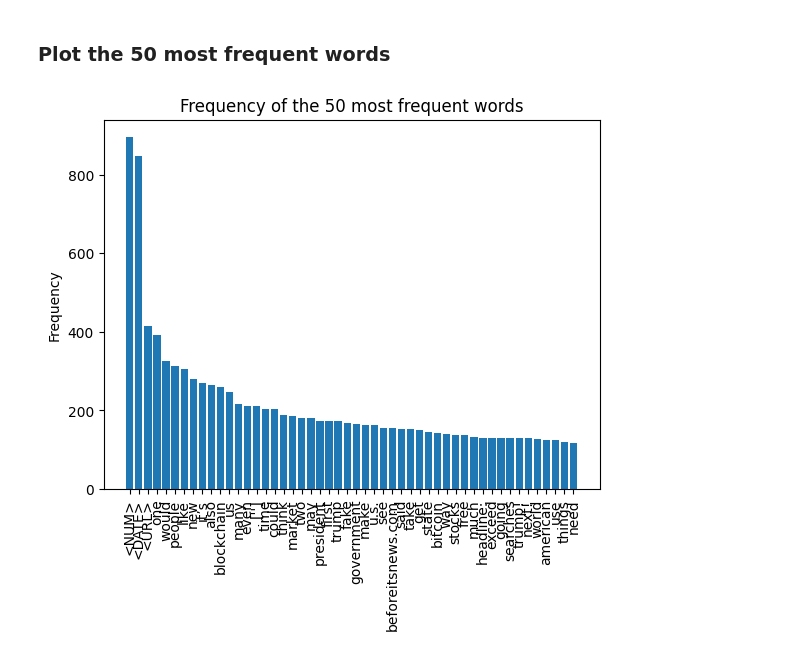
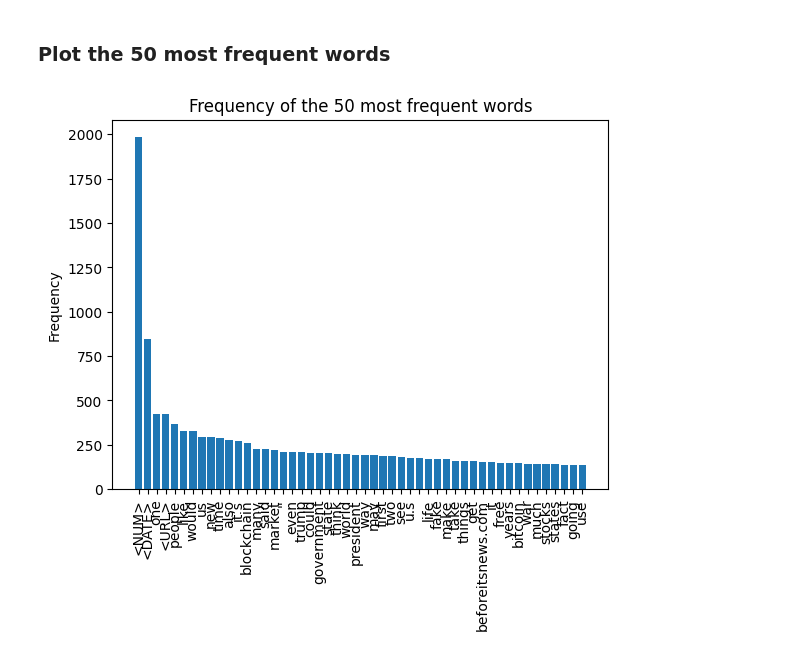
Before and after one commit to henrikdchristensen/DIKU-DS-A1-Preprocessing-using-RegEx, a Jupyter notebook: book.ipynb, the cells around one changed output. Saved outputs shown, nothing was run; the diff lists cells and outputs as text; code cells hidden in the pictures.

```diff
--- a/book.ipynb
+++ b/book.ipynb
@@ -101,8 +96,11 @@ def clean_text_man(df):
         r'(\d{1,2}[-/\\]\d{1,2}[-/\\]\d{2,4}|\d{2,4}[-/\\]\d{1,2}[-/\\]\d{1,2})|\w{3}\s\d{1,2}[\s,]\d{4}|\d{1,2}\s\w{3}\s\d{4}|(?:jan(?:uary)?|feb(?:ruary)|mar(?:ch)?|apr(?:il)?|may|jun(?:e)?|jul(?:y)?|aug(?:ust)?|sep(?:tember)?|oct(?:ober)?|nov(?:ember)?|dec(?:ember)?)[\s,]\d{2}[\s,]\d{2,4}|\d{2}[\s,](?:jan(?:uary)?|feb(?:ruary)|mar(?:ch)?|apr(?:il)?|may|jun(?:e)?|jul(?:y)?|aug(?:ust)?|sep(?:tember)?|oct(?:ober)?|nov(?:ember)?|dec(?:ember)?)[\s,]\d{2,4}': ' <DATE> ',
         r'([\w.\-]+@(?:[\w-]+\.)+[\w-]{2,4})': '<EMAIL>',
         r'(https?:\/\/(?:www\.)?[a-zA-Z0-9-_\+=.:~@#%]+\.[a-zA-Z0-9()]{1,6}\b(?:[a-zA-Z0-9-_.:\\/@#$%&()=+~]*))': '<URL>',
-        r'(?<=\s)(-?[0-9]\d*[.,]?\d+)(?=\s)': '<NUM>',
+        r'(\d+)': '<NUM>',
     }
+
+    # Lower case all letters
+    df = df.applymap(lambda x: str(x).lower())
 
     # Loop through each pattern and apply the pattern to each column and do replacement if needed
     for pattern, replacement in dict_patterns.items():
@@ -110,7 +108,7 @@ def clean_text_man(df):
 
     return df
 # %%
-cleaned_content_man = clean_text_man(df_lower_case)
+cleaned_content_man = clean_text_man(df)
 # %% [markdown]
 ### Clean data using library:
 # %% [markdown]
@@ -181,21 +171,31 @@ you're, it, by, it's, been, couldn, under, had, mustn't, just
+# %%
+def extraCleaning(df):
+    # Remove stopwords
+    stopWords = stopwords.words("english")
+    extraUselessWords = ['nan', '<NUM>:<NUM>:<NUM>.<NUM>', '–', '&', '['']', '—']
+    wordsToIgnore = stopWords + extraUselessWords
+
+    # Leading and trailing words to be removed
+    stripCharacters = ',.()"?`´”“-–[]'
+
+    # Loop through all elements and remove stopwords and leading and trailing characters
+    wordsCleaned = []
+    for value in df.values.flatten():
+        for word in str(value).split():
+            if word not in wordsToIgnore:
+                wordsCleaned.append(word.rstrip(stripCharacters).lstrip(stripCharacters))
+
+    return wordsCleaned
 # %% [markdown]
 ### Plot the 50 most frequent words
 # %%
-def word_frequency(df):
-    # Split and remove stopwords (useless data)
-    stopWords = stopwords.words("english")
-    extraUselessWords = ['nan', '<NUM>:<NUM>:<NUM>', '–', '&', '['']', '—', '01:19:41.756632', '01:19:41.756664', '16:17:44.789555']
-    wordsToIgnore = stopWords + extraUselessWords
-
-    # Split each cell into a complete list of words and remove any words to ignore
-    df = df.applymap(lambda x: [word for word in x.split() if not word in wordsToIgnore])
-
-    # Count the frequency of each word
+def word_frequency(words):
+    # Create a Counter list
     frequency = Counter()
     # Update the list of how frequent each words occurs
-    df = df.applymap(lambda x: frequency.update(x))
+    frequency.update(words)
 
-    # Sort the dictionary based on the frequency of each word
+    # Return the sorted dictionary based on the frequency of each word
     return sorted(frequency.items(), key=lambda x: x[1], reverse=True)
 # %%
 def plot_word_frequency(sorted_frequency):
@@ -213,7 +213,8 @@ def plot_word_frequency(sorted_frequency):
     plt.xticks(rotation=90)
     plt.show()
 # %%
-sorted_frequency = word_frequency(cleaned_content_man)
+extraCleanedWords = extraCleaning(cleaned_content_man)
+sorted_frequency = word_frequency(extraCleanedWords)
 plot_word_frequency(sorted_frequency)
 # %% [output]
-[figure, old version]
+[figure, new version]
```
Also changed, not shown: parts of 8 cells of this notebook.
